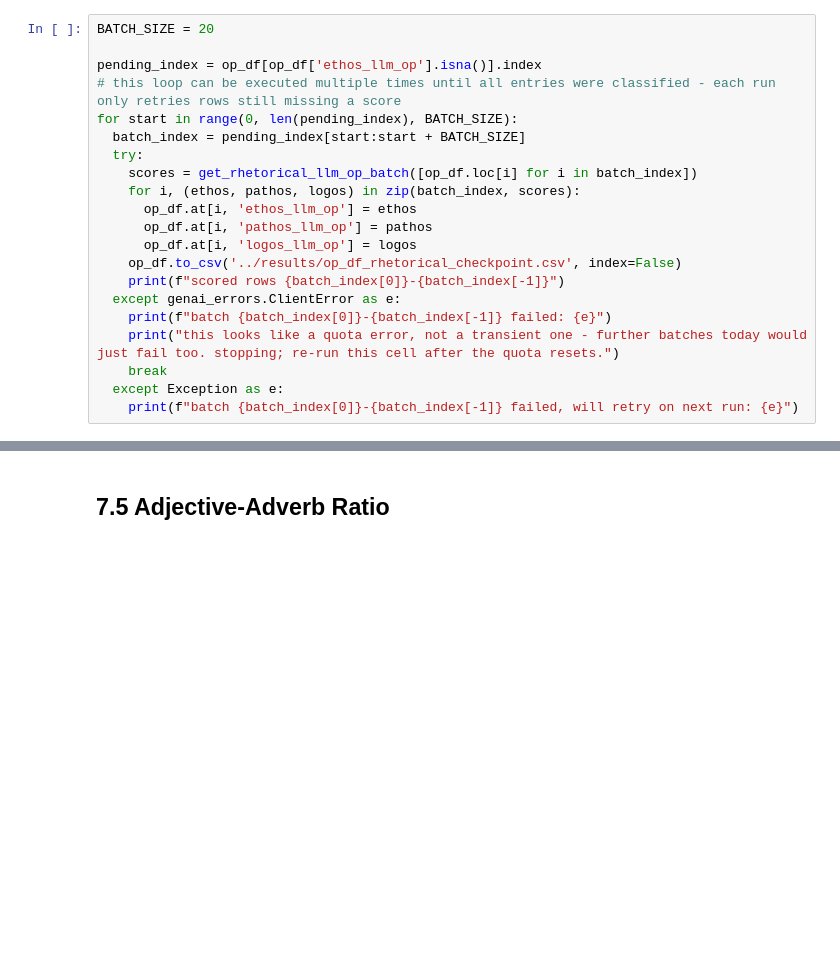
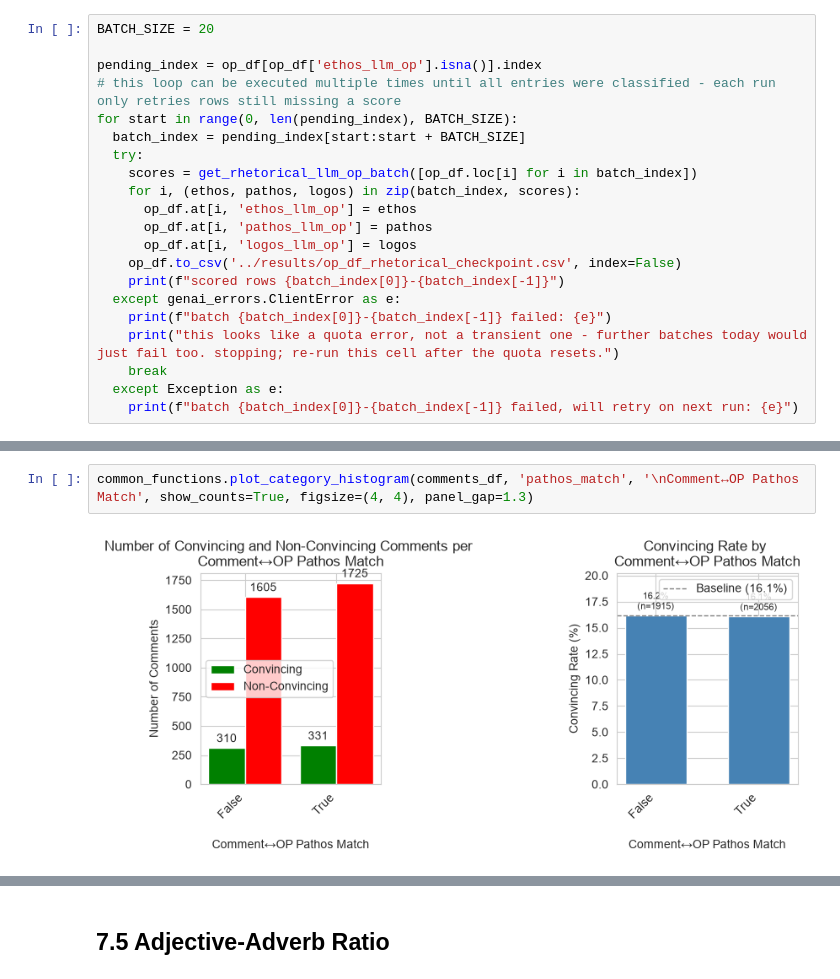
Before and after one commit to jct-nlp/change-my-view-2025, a Jupyter notebook: this work/03.3_feature_engineering_op_relation.ipynb, the cells around one changed output, grey strips where cells are left out. Drawn from its saved outputs; the diff is of its cells as text; blank space fills up the shorter version.

```diff
--- a/this work/03.3_feature_engineering_op_relation.ipynb
+++ b/this work/03.3_feature_engineering_op_relation.ipynb
@@ -504,0 +615,4 @@ op_df[['ethos_llm_op', 'pathos_llm_op', 'logos_llm_op']].describe()
+# %%
+common_functions.plot_category_histogram(comments_df, 'pathos_match', '\nComment↔OP Pathos Match', show_counts=True, figsize=(4, 4), panel_gap=1.3)
+# %% [output]
+[figure, added]
```
Also changed, not shown: parts of 46 cells of this notebook, 1 other file.
